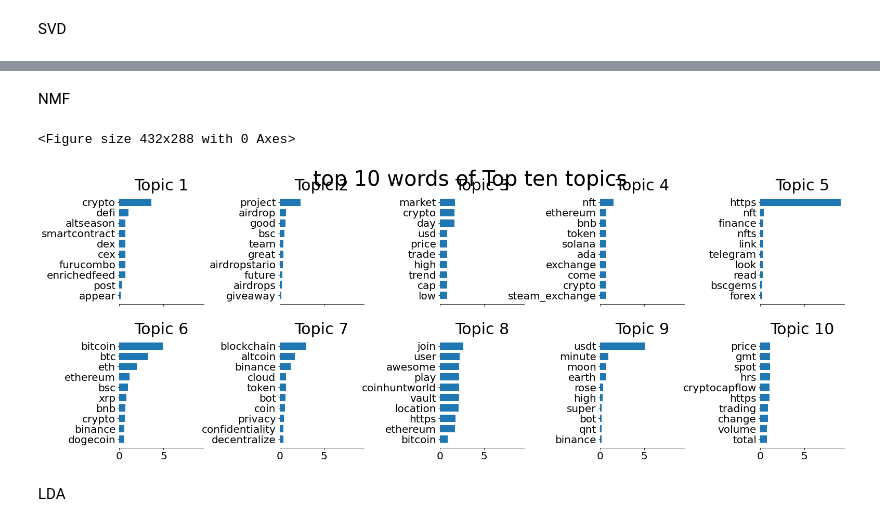
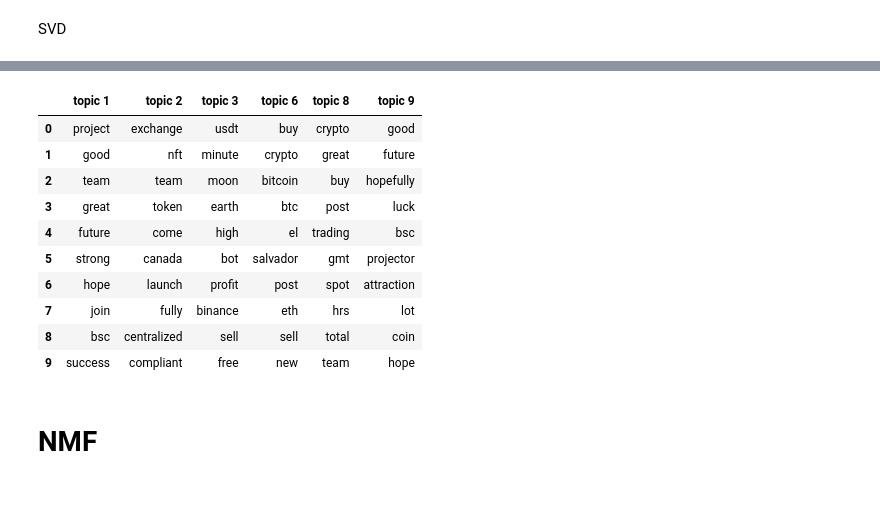
Before and after one commit to Cholianlll/2021-Fall-ANLY-580-Final-project-NLP, a Jupyter notebook: Project/ANLY580_project.ipynb, the cells around one changed output, grey strips where cells are left out. Drawn from its saved outputs; the diff is of its cells as text; code cells hidden in the pictures; blank space fills up the shorter version.

```diff
--- a/Project/ANLY580_project.ipynb
+++ b/Project/ANLY580_project.ipynb
@@ -228,9 +224,12 @@ svd.fit(X_bow)
 top_10_words = pd.DataFrame()
 n_top_words = 10
 feature_names = idx2word
+word_weight = np.empty(shape=(0,n_top_words))
 
 for topic_idx, topic in enumerate(svd.components_):
     top_features_ind = topic.argsort()[::-1][:n_top_words]
+    # record the weight of keywords for each topic
+    word_weight = np.append(word_weight, [topic[top_features_ind]],axis = 0)
     top_features = [feature_names[i] for i in top_features_ind]
     name = f"topic {topic_idx}"
     top_10_words[name] = top_features
@@ -256,14 +255,25 @@ plot_top_words(svd, idx2word, K, 'top 10 words of Top ten topics')
+# %%
+# by setting the threshold as 0.5, we filtered out several topic
+selected_topics = top_10_words.iloc[:,(word_weight>0.5).sum(axis = 1)>=1]
+selected_topics
+# %% [output]
+|  | topic 1 | topic 2 | topic 3 | topic 6 | topic 8 | topic 9 |
+| 0 | project | exchange | usdt | buy | crypto | good |
+| 1 | good | nft | minute | crypto | great | future |
+| 2 | team | team | moon | bitcoin | buy | hopefully |
+| 3 | great | token | earth | btc | post | luck |
+| 4 | future | come | high | el | trading | bsc |
+| 5 | strong | canada | bot | salvador | gmt | projector |
+| 6 | hope | launch | profit | post | spot | attraction |
+| 7 | join | fully | binance | eth | hrs | lot |
+| 8 | bsc | centralized | sell | sell | total | coin |
+| 9 | success | compliant | free | new | team | hope |
 # %% [markdown]
-NMF
+# NMF
 # %%
-from sklearn.decomposition import NMF
+# from sklearn.decomposition import NMF
 
-model_NMF = NMF(n_components=K, init='random', random_state=0)
-model_NMF.fit(X_bow)
+# model_NMF = NMF(n_components=K, init='random', random_state=0)
+# model_NMF.fit(X_bow)
 
-plot_top_words(model_NMF, idx2word, K, 'top 10 words of Top ten topics')
+# plot_top_words(model_NMF, idx2word, K, 'top 10 words of Top ten topics')
-# %% [output]
-<Figure size 432x288 with 0 Axes>
-[figure, removed]
-# %% [markdown]
-LDA
```
Also changed, not shown: parts of 50 cells of this notebook, 4 other files.
